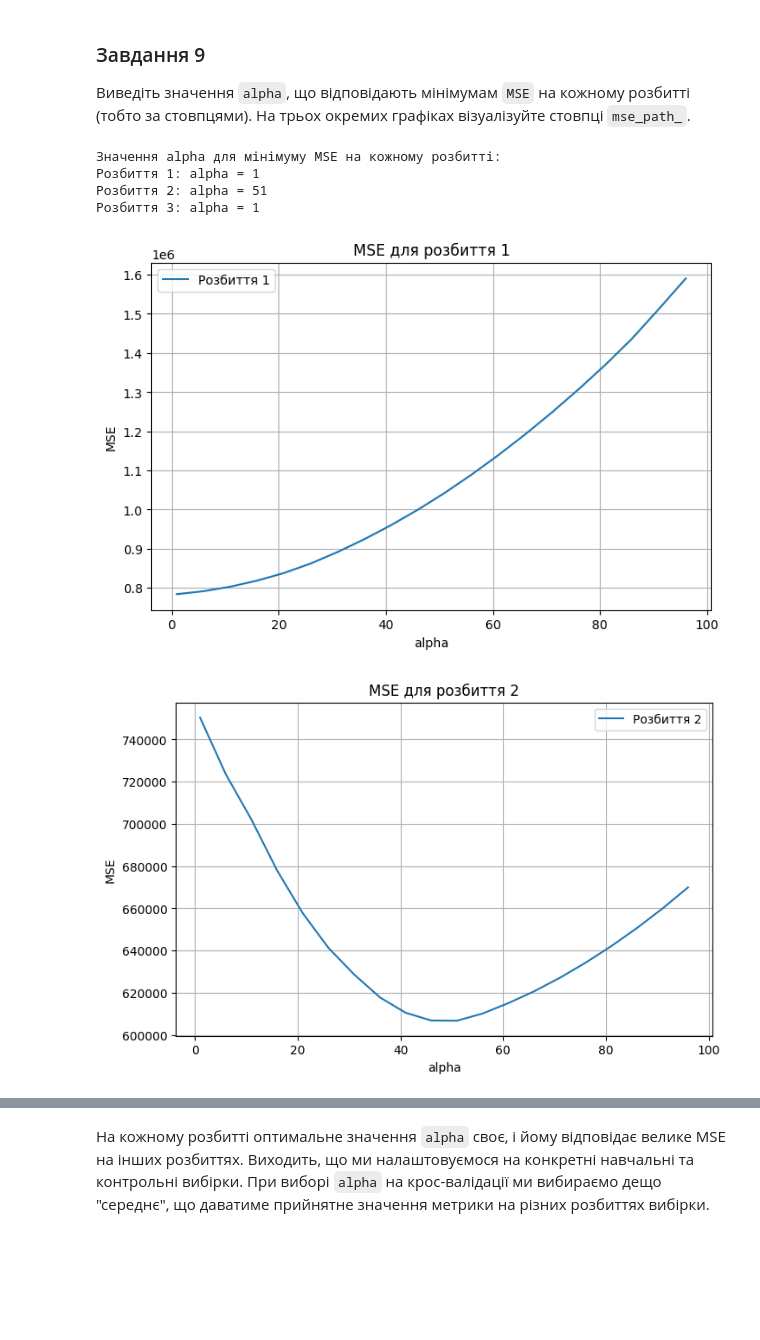
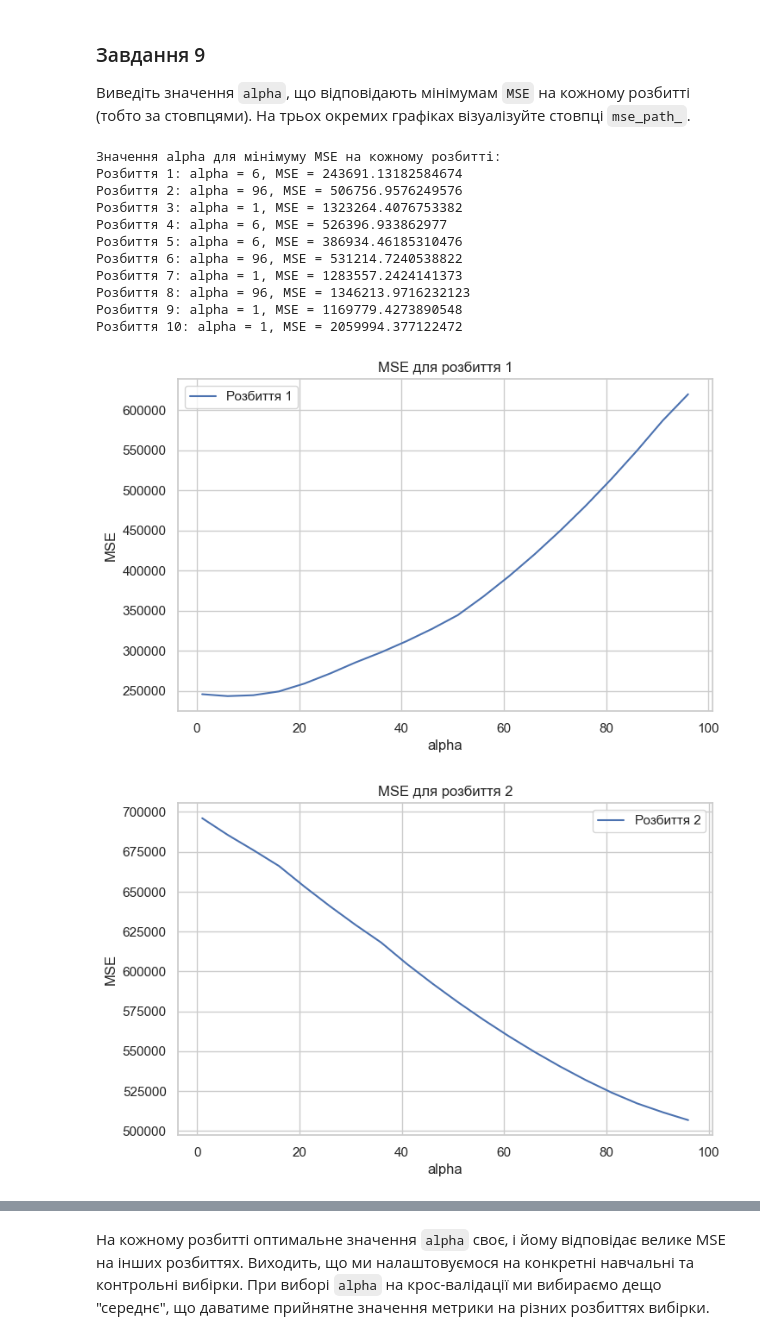
Before and after one commit to otronity/goit-ds-hw-07, a Jupyter notebook: OverfittingHomeWork.ipynb, the cells around one changed output, grey strips where cells are left out. Cells and saved outputs as stored; diff of their text form; code cells hidden in the pictures; blank space fills up the shorter version.

```diff
--- a/OverfittingHomeWork.ipynb
+++ b/OverfittingHomeWork.ipynb
@@ -464,7 +450,7 @@ from sklearn.linear_model import LassoCV
 
 alphas = np.arange(1, 100, 5)
 
-regressor = LassoCV(alphas=alphas, cv=3, max_iter=10000)
+regressor = LassoCV(alphas=alphas, cv=10, max_iter=10000)
 regressor.fit(X, y)
 
 print(f"Вибране значення alpha: {regressor.alpha_}")
@@ -508,24 +494,32 @@ windspeed(ms): -0.0
 # %%
 print("\nЗначення alpha для мінімуму MSE на кожному розбитті:")
 for i in range(regressor.mse_path_.shape[1]):  # по кожному стовпцю (розбиттю)
     min_mse_index = np.argmin(regressor.mse_path_[:, i])  # Знаходимо індекс мінімуму в стовпці
     best_alpha = regressor.alphas_[min_mse_index]
-    print(f"Розбиття {i+1}: alpha = {best_alpha}")
+    best_mse = regressor.mse_path_[min_mse_index, i]
+    print(f"Розбиття {i+1}: alpha = {best_alpha}, MSE = {best_mse}")
 
 
 for i in range(regressor.mse_path_.shape[1]):
     plt.figure(figsize=(8, 5))
     plt.plot(regressor.alphas_, regressor.mse_path_[:, i], label=f"Розбиття {i+1}")
     plt.xlabel("alpha")
     plt.ylabel("MSE")
     plt.title(f"MSE для розбиття {i+1}")
     plt.grid(True)
     plt.legend()
     plt.show()
 # %% [output]
 Значення alpha для мінімуму MSE на кожному розбитті:
-Розбиття 1: alpha = 1
-Розбиття 2: alpha = 51
-Розбиття 3: alpha = 1
+Розбиття 1: alpha = 6, MSE = 243691.13182584674
+Розбиття 2: alpha = 96, MSE = 506756.9576249576
+Розбиття 3: alpha = 1, MSE = 1323264.4076753382
+Розбиття 4: alpha = 6, MSE = 526396.933862977
+Розбиття 5: alpha = 6, MSE = 386934.46185310476
+Розбиття 6: alpha = 96, MSE = 531214.7240538822
+Розбиття 7: alpha = 1, MSE = 1283557.2424141373
+Розбиття 8: alpha = 96, MSE = 1346213.9716232123
+Розбиття 9: alpha = 1, MSE = 1169779.4273890548
+Розбиття 10: alpha = 1, MSE = 2059994.377122472
-[figure, old version]
+[figure, new version]
-[figure, old version]
+[figure, new version]
```
Also changed, not shown: parts of 7 cells of this notebook.
